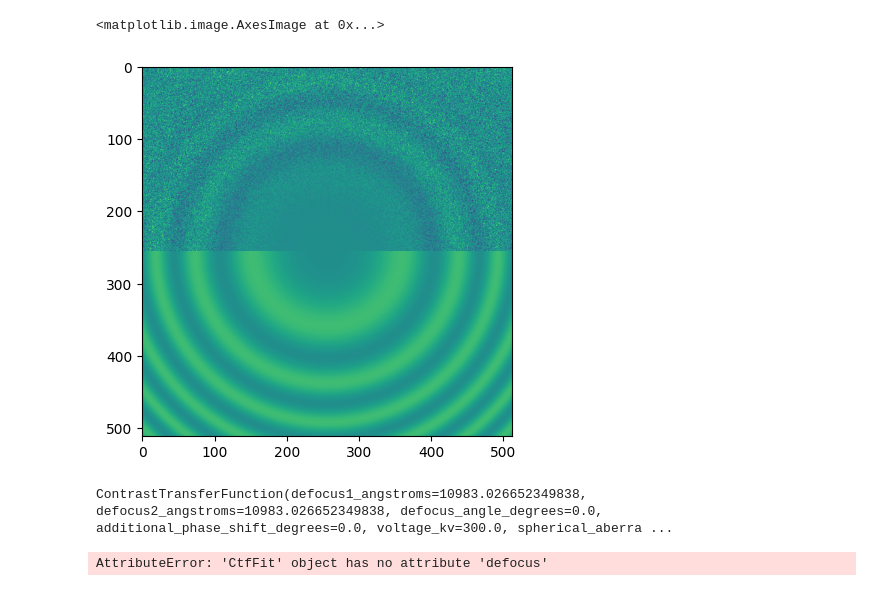
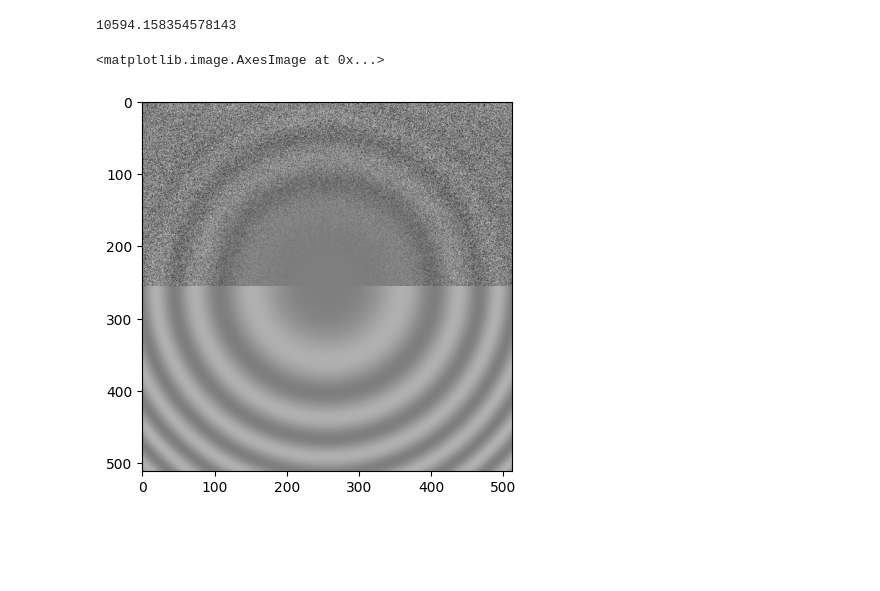
Before and after one commit to jojoelfe/contrasttransferfunction, a Jupyter notebook: examples/find_ctf.ipynb, the cells around one changed output. Cells and saved outputs as stored; diff of their text form; code cells hidden in the pictures; blank space fills up the shorter version.

```diff
--- a/examples/find_ctf.ipynb
+++ b/examples/find_ctf.ipynb
@@ -41,4 +6,9 @@ DF
 # %%
 spectrum = np.load("../tests/test_data/spectrum.npy")
 # %%
-fitr = CtfFit.fit_1d(spectrum,pixel_size_angstrom=4.24)
+fit_result = CtfFit.fit_1d(
+    spectrum,
+    pixel_size_angstrom=4.24,
+    voltage_kv=300.0,
+    spherical_aberration_mm=2.7,
+    amplitude_contrast=0.07)
@@ -45,5 +25,9 @@ fitr = CtfFit.fit_1d(spectrum,pixel_size_angstrom=4.24)
+# %%
+fit_result.ctf.defocus1_angstroms
+# %% [output]
+10594.158354578143
 # %%
-plt.imshow(fitr.create_overlay())
+plt.imshow(fit_result.create_overlay(),cmap="gray")
 # %% [output]
 <matplotlib.image.AxesImage at 0x...>
-[figure, old version]
+[figure, new version]
@@ -57,10 +33,0 @@ fit_d = CtfFit.fit_1d(ctf.powerspectrum_2d,pixel_size_angstrom=4.0)
-# %%
-fit_d.ctf
-# %% [output]
-ContrastTransferFunction(defocus1_angstroms=10983.026652349838, defocus2_angstroms=10983.026652349838, defocus_angle_degrees=0.0, additional_phase_shift_degrees=0.0, voltage_kv=300.0, spherical_aberra ...
-# %%
-import matplotlib.pyplot as plt
-
-plt.imshow(fit_d.defocus)
-# %% [output]
-AttributeError: 'CtfFit' object has no attribute 'defocus'
```
Also changed, not shown: parts of 17 cells of this notebook, 3 other files.
